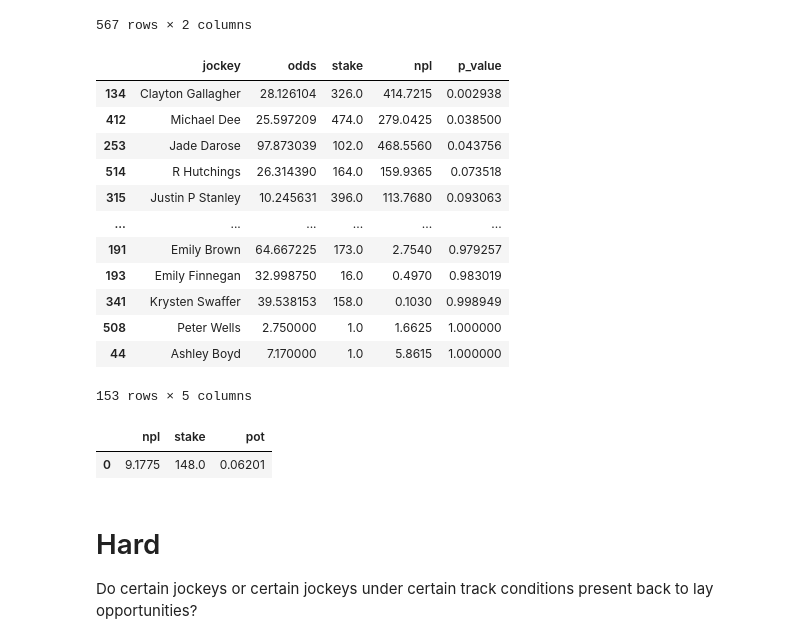
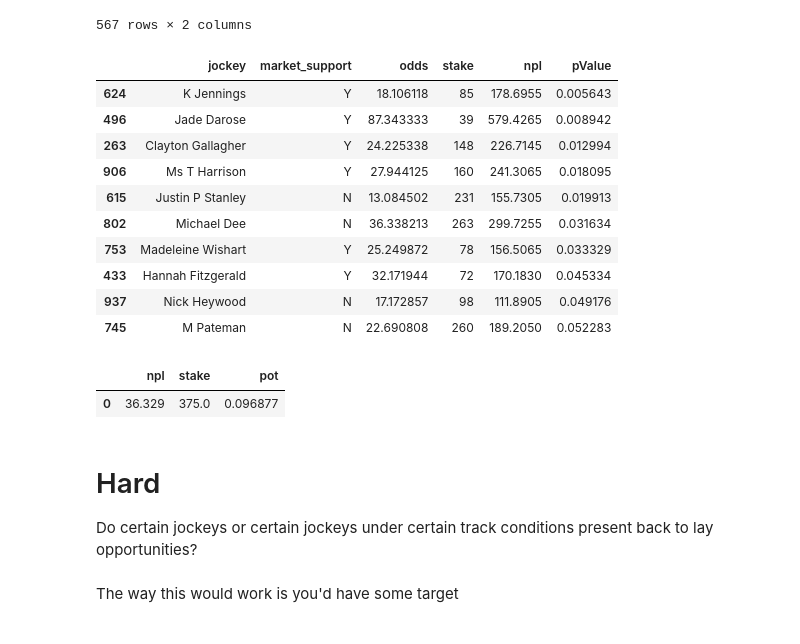
Before and after one commit to TMBish/bfStreamTutorials, a Jupyter notebook: 02-angles/analysis/01-initial-look.ipynb, the cells around one changed output. Drawn from its saved outputs; the diff is of its cells as text; code cells hidden in the pictures.

```diff
--- a/02-angles/analysis/01-initial-look.ipynb
+++ b/02-angles/analysis/01-initial-look.ipynb
@@ -257,0 +193,20 @@ layStatTest
+# %%
+def pl_pValue(number_bets, npl, stake, average_odds):
+
+    pot = npl / stake
+
+    tStatistic = (pot * np.sqrt(number_bets)) / np.sqrt( (1 + pot) * (average_odds - 1 - pot) )
+
+    pValue = 2 * t.cdf(-abs(tStatistic), number_bets-1)
+
+
+    return(np.where(np.logical_or(np.isnan(pValue), pValue == 0), 1, pValue))
+
+
+trackDistanceBarrier = (
+    trackDistanceBarrier
+    .assign(backPL_pValue = lambda x: pl_pValue(number_bets = x['stake'], npl = x['back_npl'], stake = x['stake'], average_odds = x['odds']))
+    .assign(layPL_pValue = lambda x: pl_pValue(number_bets = x['stake'], npl = x['lay_npl'], stake = x['stake'], average_odds = x['odds']))
+)
+
+trackDistanceBarrier.sort_values("backPL_pValue")
@@ -374,44 +369,42 @@ Are Certain Jockeys or Trainers predictable shorteners or overbet?
 | D Mc Whinney | 0.686097 | 27 |
 567 rows × 2 columns
 # %%
-# Jockey 5 min PL Stat Sig
-
+# Group By Jockey and Market Support
 jockeys = (
     df_train
     .assign(stake = 1)
-    .assign(odds = lambda x: x['wap_5m'])
+    .assign(odds = lambda x: x['bsp'])
     .assign(npl=lambda x: np.where(x['place'] == 1, 0.95 * (x['odds']-1), -1))
-    .groupby(['jockey'], as_index=False)
-    .agg({'odds': 'mean', 'stake': 'sum', 'npl': 'sum', })
+    .assign(market_support=lambda x: np.where(x['wap_5m'] > x['wap_30s'], "Y", "N"))
+    .groupby(['jockey', 'market_support'], as_index=False)
+    .agg({'odds': 'mean', 'stake': 'sum', 'npl': 'sum'})
+    .assign(pValue = lambda x: pl_pValue(number_bets = x['stake'], npl = x['npl'], stake = x['stake'], average_odds = x['odds']))
 )
 
-jockeyStatTest = plStatisticalSignificance(jockeys)
-
-jockeyStatTest.query('npl>0').sort_values('p_value')
+jockeys.sort_values('pValue').query('npl > 0').head(10)
 # %% [output]
-|  | jockey | odds | stake | npl | p_value |
-| 134 | Clayton Gallagher | 28.126104 | 326.0 | 414.7215 | 0.002938 |
-| 412 | Michael Dee | 25.597209 | 474.0 | 279.0425 | 0.038500 |
-| 253 | Jade Darose | 97.873039 | 102.0 | 468.5560 | 0.043756 |
-| 514 | R Hutchings | 26.314390 | 164.0 | 159.9365 | 0.073518 |
-| 315 | Justin P Stanley | 10.245631 | 396.0 | 113.7680 | 0.093063 |
-| ... | ... | ... | ... | ... | ... |
-| 191 | Emily Brown | 64.667225 | 173.0 | 2.7540 | 0.979257 |
-| 193 | Emily Finnegan | 32.998750 | 16.0 | 0.4970 | 0.983019 |
-| 341 | Krysten Swaffer | 39.538153 | 158.0 | 0.1030 | 0.998949 |
-| 508 | Peter Wells | 2.750000 | 1.0 | 1.6625 | 1.000000 |
-| 44 | Ashley Boyd | 7.170000 | 1.0 | 5.8615 | 1.000000 |
+|  | jockey | market_support | odds | stake | npl | pValue |
+| 624 | K Jennings | Y | 18.106118 | 85 | 178.6955 | 0.005643 |
+| 496 | Jade Darose | Y | 87.343333 | 39 | 579.4265 | 0.008942 |
+| 263 | Clayton Gallagher | Y | 24.225338 | 148 | 226.7145 | 0.012994 |
+| 906 | Ms T Harrison | Y | 27.944125 | 160 | 241.3065 | 0.018095 |
+| 615 | Justin P Stanley | N | 13.084502 | 231 | 155.7305 | 0.019913 |
+| 802 | Michael Dee | N | 36.338213 | 263 | 299.7255 | 0.031634 |
+| 753 | Madeleine Wishart | Y | 25.249872 | 78 | 156.5065 | 0.033329 |
+| 433 | Hannah Fitzgerald | Y | 32.171944 | 72 | 170.1830 | 0.045334 |
+| 937 | Nick Heywood | N | 17.172857 | 98 | 111.8905 | 0.049176 |
+| 745 | M Pateman | N | 22.690808 | 260 | 189.2050 | 0.052283 |
-153 rows × 5 columns
 # %%
 bestJockey = (
     df_test
-    .merge(jockeyStatTest.query('npl>0').sort_values('p_value').head(1)['jockey'])
+    .assign(market_support=lambda x: np.where(x['wap_5m'] > x['wap_30s'], "Y", "N"))
+    .merge(jockeys.sort_values('pValue').query('npl > 0').head(10)[['jockey', 'market_support']])
     .assign(stake = 1)
-    .assign(odds = lambda x: x['wap_5m'])
+    .assign(odds = lambda x: x['bsp'])
     .assign(npl=lambda x: np.where(x['place'] == 1, 0.95 * (x['odds']-1), -1))
 )
 
 bet_eval_metrics(bestJockey)
 # %% [output]
 |  | npl | stake | pot |
-| 0 | 9.1775 | 148.0 | 0.06201 |
+| 0 | 36.329 | 375.0 | 0.096877 |
@@ -431,3 +414,5 @@ bet_eval_metrics(bestJockey)
 # Hard
 
 Do certain jockeys or certain jockeys under certain track conditions present back to lay opportunities?
+# %% [markdown]
+The way this would work is you'd have some target
```
Also changed, not shown: parts of 22 cells of this notebook.
